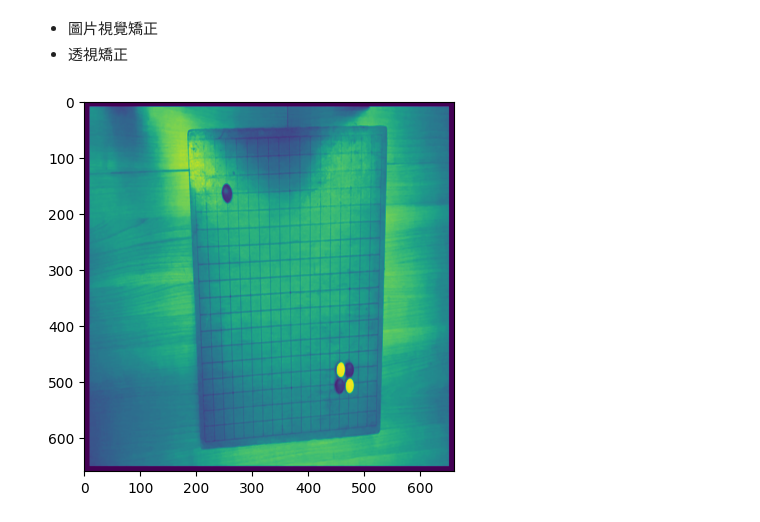
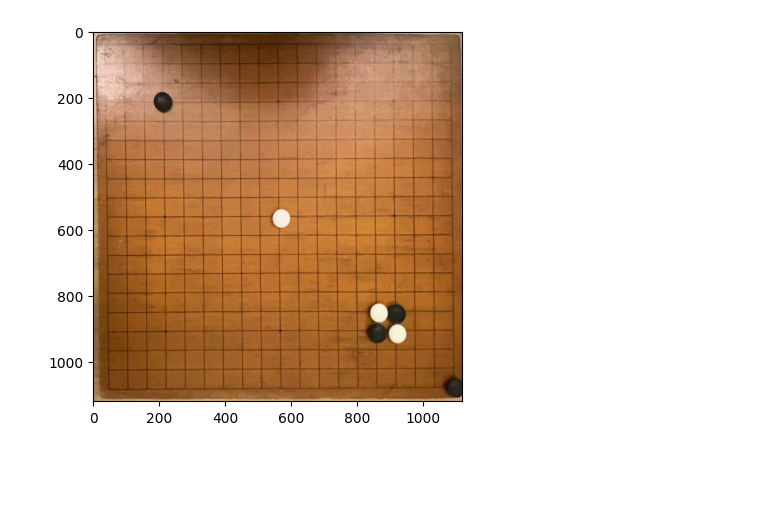
Before and after one commit to Howeng98/go_game_extension, a Jupyter notebook: test.ipynb, the cells around one changed output. Cells and saved outputs as stored; diff of their text form; code cells hidden in the pictures; blank space fills up the shorter version.

Commit message:
feat: calibration and perspective homography transformation

```diff
--- a/test.ipynb
+++ b/test.ipynb
@@ -31,6 +19,11 @@ False
 # %%
-img = cv2.cvtColor(orig_img, cv2.COLOR_BGR2GRAY)
-img = cv2.GaussianBlur(img, (3,3), 0)
-plt.imshow(img)
+ROOT_PATH = './data'
+orig_img = cv2.imread(os.path.join(ROOT_PATH, 'frame1012.jpg'))
+print(orig_img.shape)
+img_rgb = cv2.cvtColor(orig_img, cv2.COLOR_BGR2RGB) # 转灰度
+img = cv2.cvtColor(orig_img, cv2.COLOR_BGR2GRAY) # 转灰度
+img = cv2.GaussianBlur(img, (3,3), 0) # 滤波降噪
+img_gray = cv2.Canny(img, 30, 50) # 边缘检测
+plt.imshow(img_rgb)
 plt.show()
 # %% [output]
@@ -85,17 +32,13 @@ plt.show()
-# %% [markdown]
-- 圖片視覺矯正
-- 透視矯正
 # %%
-lt, lb, rt, rb = rect
-pts1 = np.float32([(10,10), (10,650), (650,10), (650,650)])
-pts2 = np.float32([lt, lb, rt, rb])
+pts1 = np.float32([(10,10), (10,1110), (1110,10), (1110,1110)])
+pts2 = np.float32([(523,69),(583,1028),(1588,57),(1544,981)])
 m = cv2.getPerspectiveTransform(pts2, pts1)
-board_gray = cv2.warpPerspective(img, m, (660, 660))
-board_bgr = cv2.warpPerspective(img, m, (660, 660))
-plt.imshow(board_gray)
+board_rgb = cv2.warpPerspective(img_rgb, m, (1120, 1120))
+board_gray = cv2.warpPerspective(img_gray, m, (1120, 1120))
+plt.imshow(board_rgb)
 plt.show()
 # %% [output]
-[figure, old version]
+[figure, new version]
 # %%
 # board_gray = img
 circles = cv2.HoughCircles(board_gray, cv2.HOUGH_GRADIENT, 1, 20, param1=90, param2=16, minRadius=10, maxRadius=20) # 圆检测
```
Also changed, not shown: parts of 12 cells of this notebook.
